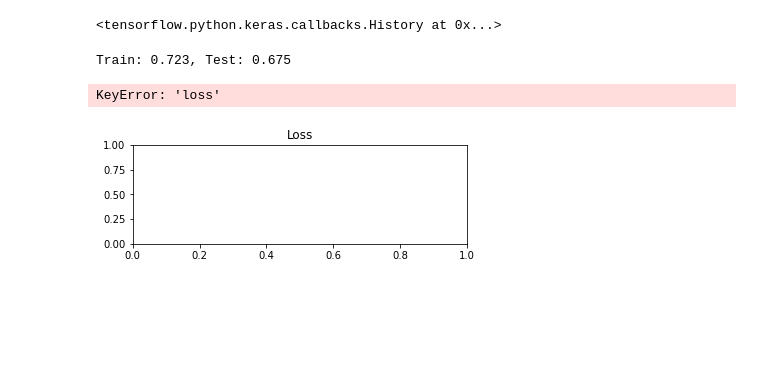
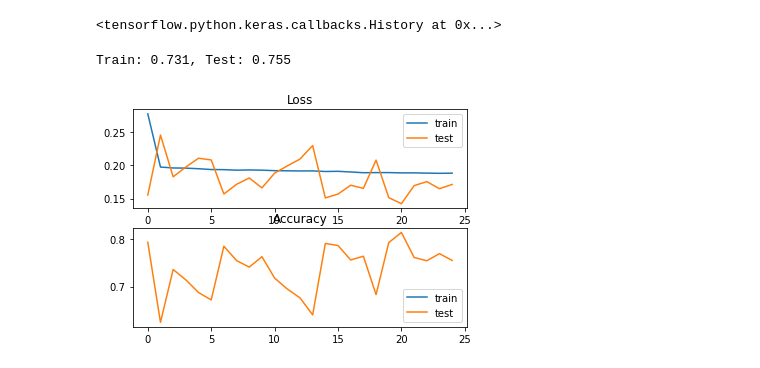
Before and after one commit to shridevinb/diabetes_interpretation, a Jupyter notebook: MLP.ipynb, the cells around one changed output. Drawn from its saved outputs; the diff is of its cells as text; code cells hidden in the pictures; blank space fills up the shorter version.

Commit message:
Final results for all model

```diff
--- a/MLP.ipynb
+++ b/MLP.ipynb
@@ -445,0 +138,6 @@ Epoch 25/25
+# %%
+loss = model6.history.history['loss']
+val_loss = model6.history.history['val_loss']
+accuracy = model6.history.history['accuracy']
+val_accuracy = model6.history.history['val_accuracy']
+loss, val_loss, accuracy, val_accuracy
@@ -498,22 +211,21 @@ model6.history
 # %%
 # evaluate the model
 _, train_acc = model6.evaluate(X_train, y_train, verbose=0)
 _, test_acc = model6.evaluate(X_test, y_test, verbose=0)
 print('Train: %.3f, Test: %.3f' % (train_acc, test_acc))
 # plot loss during training
 pyplot.subplot(211)
 pyplot.title('Loss')
-pyplot.plot(model6.history.history['loss'], label='train')
-pyplot.plot(model6.history.history['val_loss'], label='test')
+pyplot.plot(loss, label='train')
+pyplot.plot(val_loss, label='test')
 pyplot.legend()
 # plot accuracy during training
 pyplot.subplot(212)
 pyplot.title('Accuracy')
-pyplot.plot(model6.history.history['accuracy'], label='train')
-pyplot.plot(model6.history.history['val_accuracy'], label='test')
+pyplot.plot(accuracy, label='train')
+pyplot.plot(val_accuracy, label='test')
 pyplot.legend()
 pyplot.show()
 # %% [output]
-Train: 0.723, Test: 0.675
+Train: 0.731, Test: 0.755
-KeyError: 'loss'
-[figure, old version]
+[figure, new version]
```
Also changed, not shown: parts of 49 cells of this notebook, 14 other files.
